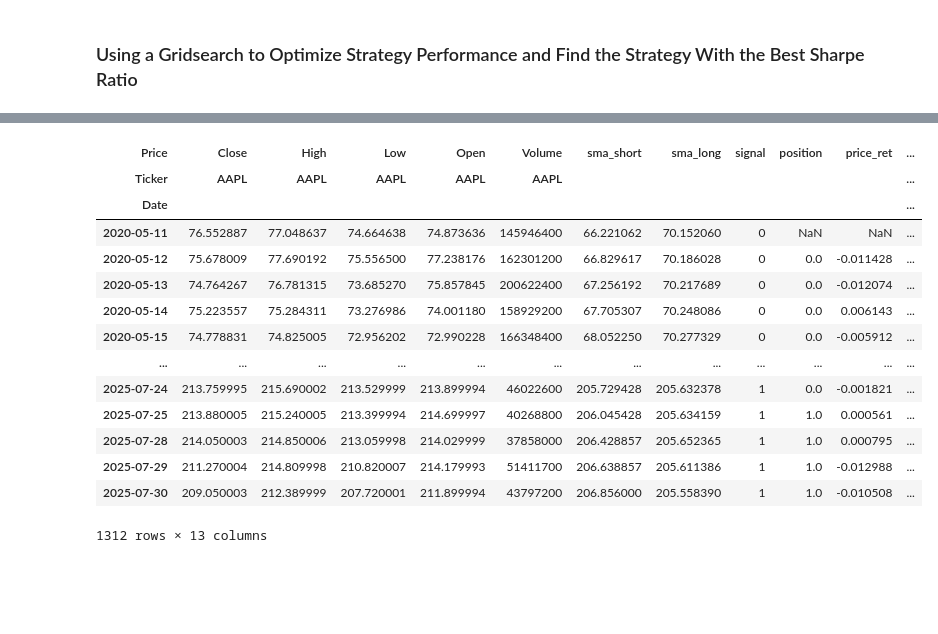
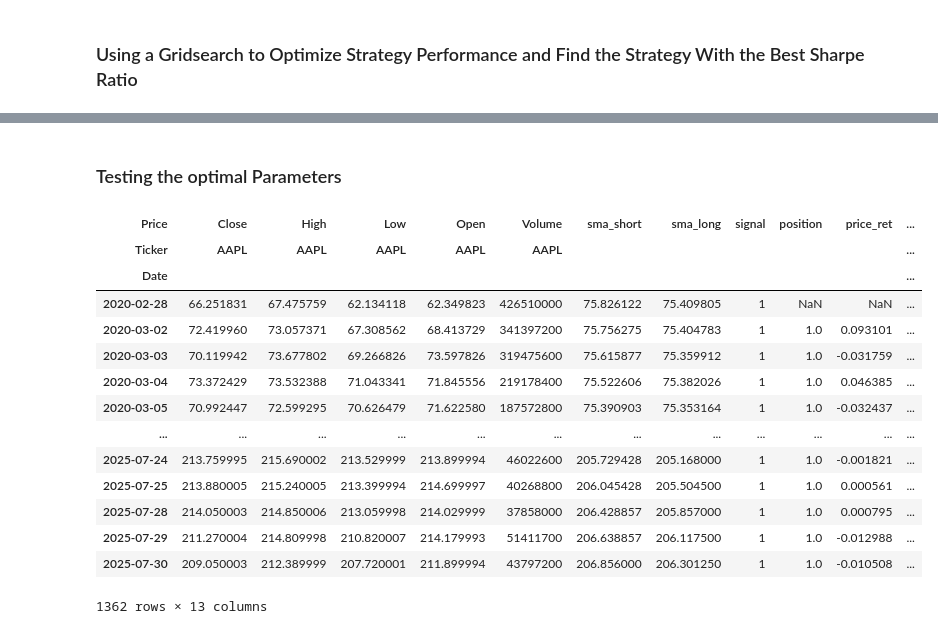
Before and after one commit to JamieW365/trading_algos, a Jupyter notebook: notebooks/simple_ma_crossover.ipynb, the cells around one changed output, grey strips where cells are left out. Saved outputs shown, nothing was run; the diff lists cells and outputs as text; code cells hidden in the pictures; blank space fills up the shorter version.

```diff
--- a/notebooks/simple_ma_crossover.ipynb
+++ b/notebooks/simple_ma_crossover.ipynb
@@ -510,22 +503,24 @@ backtest_ma_strategy(df_stock=df_aapl, short_window=35, long_window=40)[['price_
+# %% [markdown]
+### Testing the optimal Parameters
 # %%
-df_optimal = backtest_ma_strategy(df_stock=df_aapl, short_window=35, long_window=90)
+df_optimal = backtest_ma_strategy(df_stock=df_aapl, short_window=35, long_window=40)
 df_optimal
 # %% [output]
 | Price | Close | High | Low | Open | Volume | sma_short | sma_long | signal | position | price_ret | ... |
 | Ticker | AAPL | AAPL | AAPL | AAPL | AAPL |  |  |  |  |  | ... |
 | Date |  |  |  |  |  |  |  |  |  |  | ... |
-| 2020-05-11 | 76.552887 | 77.048637 | 74.664638 | 74.873636 | 145946400 | 66.221062 | 70.152060 | 0 | NaN | NaN | ... |
-| 2020-05-12 | 75.678009 | 77.690192 | 75.556500 | 77.238176 | 162301200 | 66.829617 | 70.186028 | 0 | 0.0 | -0.011428 | ... |
-| 2020-05-13 | 74.764267 | 76.781315 | 73.685270 | 75.857845 | 200622400 | 67.256192 | 70.217689 | 0 | 0.0 | -0.012074 | ... |
-| 2020-05-14 | 75.223557 | 75.284311 | 73.276986 | 74.001180 | 158929200 | 67.705307 | 70.248086 | 0 | 0.0 | 0.006143 | ... |
-| 2020-05-15 | 74.778831 | 74.825005 | 72.956202 | 72.990228 | 166348400 | 68.052250 | 70.277329 | 0 | 0.0 | -0.005912 | ... |
+| 2020-02-28 | 66.251831 | 67.475759 | 62.134118 | 62.349823 | 426510000 | 75.826122 | 75.409805 | 1 | NaN | NaN | ... |
+| 2020-03-02 | 72.419960 | 73.057371 | 67.308562 | 68.413729 | 341397200 | 75.756275 | 75.404783 | 1 | 1.0 | 0.093101 | ... |
+| 2020-03-03 | 70.119942 | 73.677802 | 69.266826 | 73.597826 | 319475600 | 75.615877 | 75.359912 | 1 | 1.0 | -0.031759 | ... |
+| 2020-03-04 | 73.372429 | 73.532388 | 71.043341 | 71.845556 | 219178400 | 75.522606 | 75.382026 | 1 | 1.0 | 0.046385 | ... |
+| 2020-03-05 | 70.992447 | 72.599295 | 70.626479 | 71.622580 | 187572800 | 75.390903 | 75.353164 | 1 | 1.0 | -0.032437 | ... |
 | ... | ... | ... | ... | ... | ... | ... | ... | ... | ... | ... | ... |
-| 2025-07-24 | 213.759995 | 215.690002 | 213.529999 | 213.899994 | 46022600 | 205.729428 | 205.632378 | 1 | 0.0 | -0.001821 | ... |
-| 2025-07-25 | 213.880005 | 215.240005 | 213.399994 | 214.699997 | 40268800 | 206.045428 | 205.634159 | 1 | 1.0 | 0.000561 | ... |
-| 2025-07-28 | 214.050003 | 214.850006 | 213.059998 | 214.029999 | 37858000 | 206.428857 | 205.652365 | 1 | 1.0 | 0.000795 | ... |
-| 2025-07-29 | 211.270004 | 214.809998 | 210.820007 | 214.179993 | 51411700 | 206.638857 | 205.611386 | 1 | 1.0 | -0.012988 | ... |
-| 2025-07-30 | 209.050003 | 212.389999 | 207.720001 | 211.899994 | 43797200 | 206.856000 | 205.558390 | 1 | 1.0 | -0.010508 | ... |
+| 2025-07-24 | 213.759995 | 215.690002 | 213.529999 | 213.899994 | 46022600 | 205.729428 | 205.168000 | 1 | 1.0 | -0.001821 | ... |
+| 2025-07-25 | 213.880005 | 215.240005 | 213.399994 | 214.699997 | 40268800 | 206.045428 | 205.504500 | 1 | 1.0 | 0.000561 | ... |
+| 2025-07-28 | 214.050003 | 214.850006 | 213.059998 | 214.029999 | 37858000 | 206.428857 | 205.857000 | 1 | 1.0 | 0.000795 | ... |
+| 2025-07-29 | 211.270004 | 214.809998 | 210.820007 | 214.179993 | 51411700 | 206.638857 | 206.117500 | 1 | 1.0 | -0.012988 | ... |
+| 2025-07-30 | 209.050003 | 212.389999 | 207.720001 | 211.899994 | 43797200 | 206.856000 | 206.301250 | 1 | 1.0 | -0.010508 | ... |
-1312 rows × 13 columns
+1362 rows × 13 columns
 # %%
 plot_windows(df_optimal)
 # %% [output]
```
Also changed, not shown: parts of 22 cells of this notebook.
